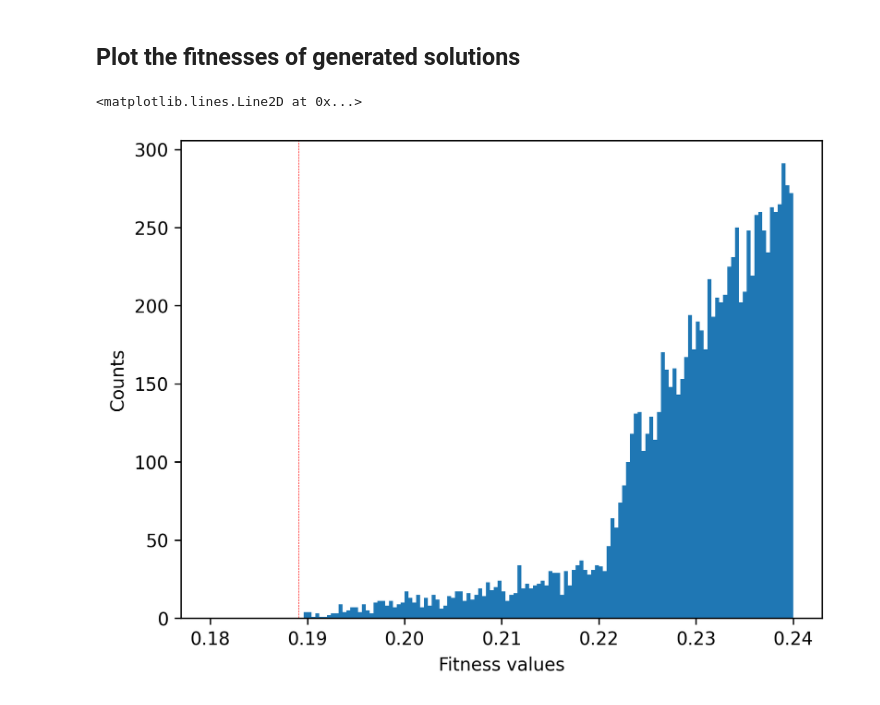
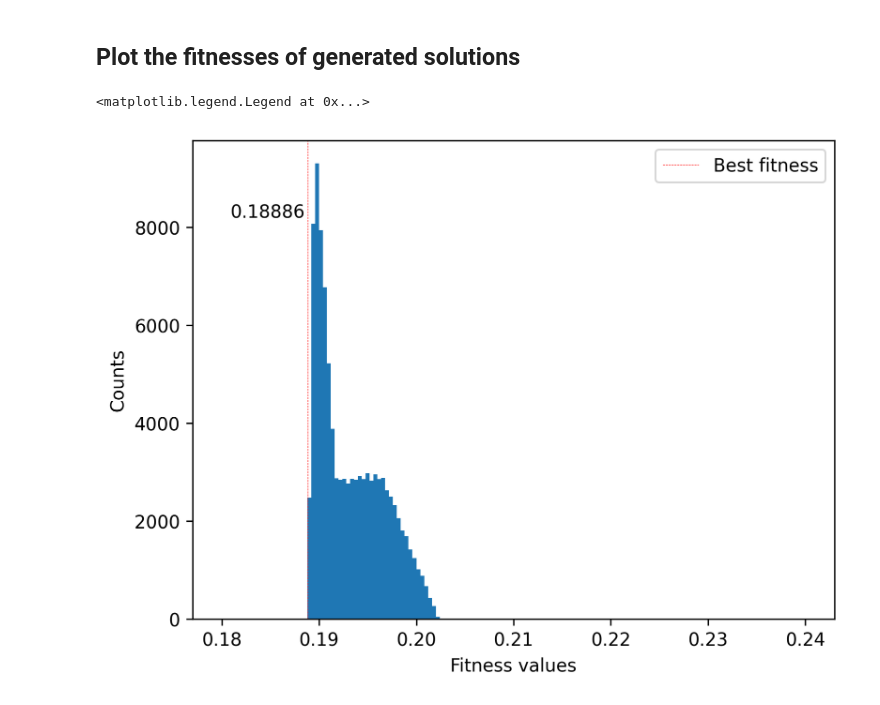
Before and after one commit to gialmisi/XLEMOO, a Jupyter notebook: notebooks/Vehicle_crash_worthines_rules.ipynb, the cells around one changed output. Drawn from its saved outputs; the diff is of its cells as text; code cells hidden in the pictures.

Commit message:
Rule notebook ready to be used.

```diff
--- a/notebooks/Vehicle_crash_worthines_rules.ipynb
+++ b/notebooks/Vehicle_crash_worthines_rules.ipynb
@@ -41,7 +41,7 @@ lem_params = LEMParams(
     ml_threshold = None,
     darwin_probe = None,
     darwin_threshold = None,
-    total_iterations=15,
+    total_iterations=10,
 )
 
 ea_params = EAParams(
@@ -55,8 +55,8 @@ ea_params = EAParams(
 
 ml = SkopeRulesClassifier(precision_min=0.1, n_estimators=30, max_features=None, max_depth=None, bootstrap=True, bootstrap_features=True, random_state=1)
 ml_params = MLParams(
-    H_split=0.25,
-    L_split=0.25,
+    H_split=0.20,
+    L_split=0.20,
     ml_model=ml,
     instantation_factor=10,
     generation_lookback=0,
@@ -130,7 +130,19 @@ X_4: {'>': [1.0, -1], '<=': [1.00001, 1.0]}
 lower_bounds = np.min(lemoo._generation_history[-1].individuals, axis=0)
 upper_bounds = np.max(lemoo._generation_history[-1].individuals, axis=0)
 
-pop_for_vars = {f"X_{i}": {">": lower_bounds[i], "<=": upper_bounds[i]} for i in range(n_variables)}
+# if there are no upper or lower bound for some vars in the rules, use the min or max from the population
+for var_i, var_name in enumerate(rules_for_vars):
+    for op in rules_for_vars[var_name]:
+        if op == "<=":
+            if rules_for_vars[var_name][op][1] == -1:
+                # replace missing rule with bound from population
+                rules_for_vars[var_name][op][0] = upper_bounds[var_i]
+        if op == ">":
+            if rules_for_vars[var_name][op][1] == -1:
+                rules_for_vars[var_name][op][0] = lower_bounds[var_i]
 
-pop_for_vars
+print("RULES:")
+print("Var\tLower\t\t\tUpper")
+for rule in rules_for_vars:
+    print(f"{rule}\t{rules_for_vars[rule]['>'][0]}\t({np.round(rules_for_vars[rule]['>'][1], 3)})\t\t{rules_for_vars[rule]['<='][0]} ({np.round(rules_for_vars[rule]['<='][1], 3)})")
 # %% [output]
@@ -147,10 +161,14 @@ fitness_values_rules = fitness_fun(problem.evaluate(sample_rules).objectives)
 # %% [markdown]
 ## Plot the fitnesses of generated solutions
 # %%
+best_fitness = lemoo._generation_history[-1].fitness_fun_values[0]
+
 plt.hist(fitness_values_rules, range=[0.18, 0.24], bins=150)
 plt.xlabel("Fitness values")
 plt.ylabel("Counts")
-plt.axvline(lemoo._generation_history[-1].fitness_fun_values[0], c="red", linestyle="dashed", linewidth=0.3)
+plt.axvline(best_fitness, c="red", linestyle="dashed", linewidth=0.3, label="Best fitness")
+plt.text(best_fitness - 0.0080, 8200, f"{best_fitness[0].round(5)}")
+plt.legend()
 # %% [output]
-<matplotlib.lines.Line2D at 0x...>
+<matplotlib.legend.Legend at 0x...>
-[figure, old version]
+[figure, new version]
```
Also changed, not shown: parts of 3 cells of this notebook.
